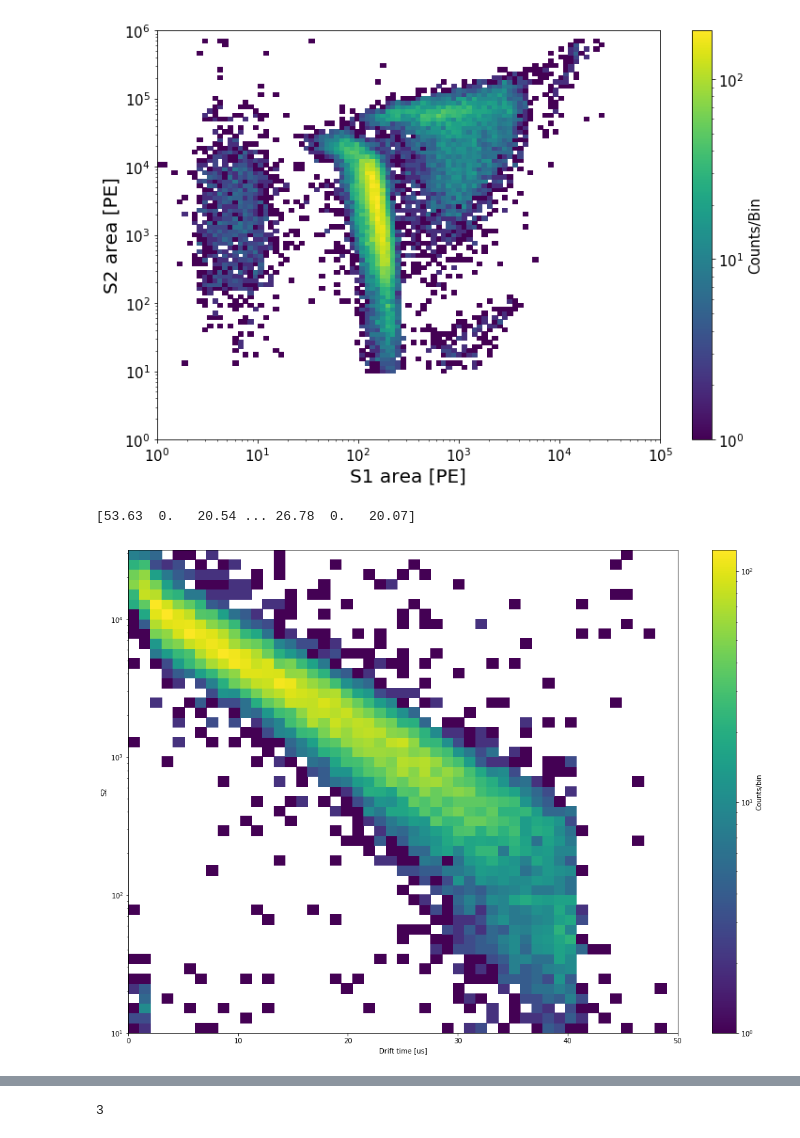
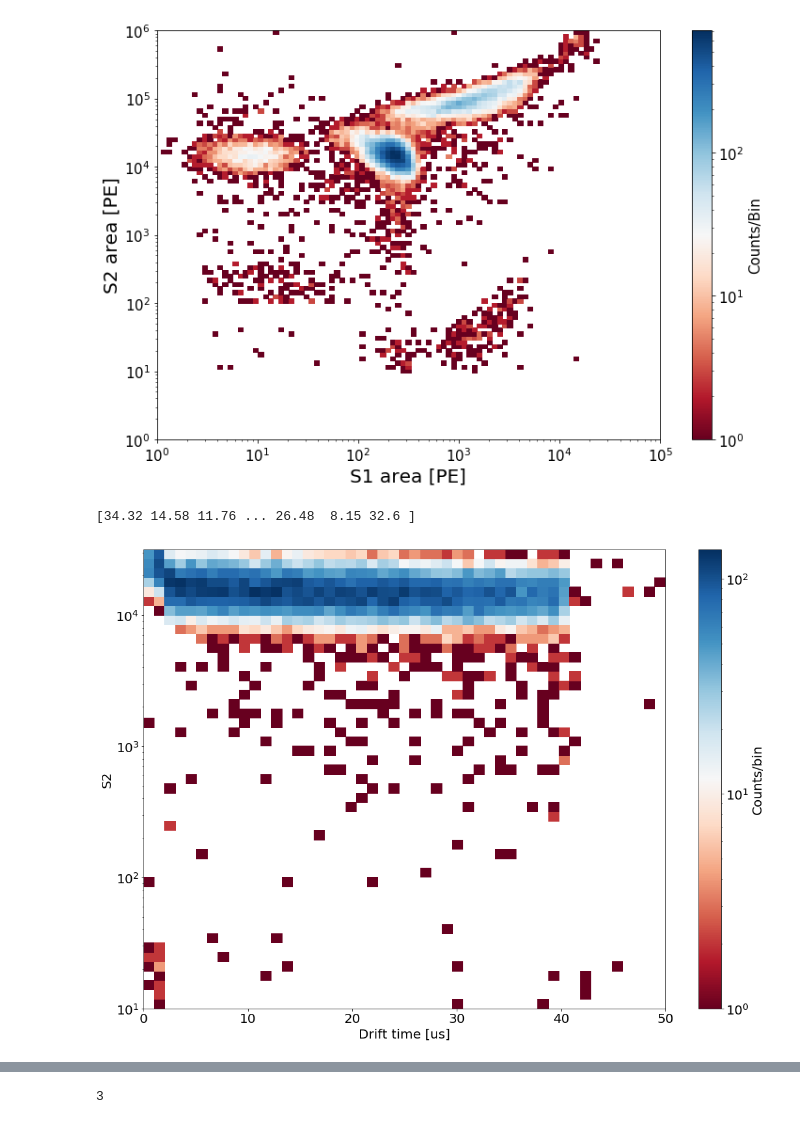
Before and after one commit to AG-Schumann/xebra_scripts, a Jupyter notebook: strax_analysis/Drift_time_analysis.ipynb, the cells around one changed output, grey strips where cells are left out. Saved outputs shown, nothing was run; the diff lists cells and outputs as text; code cells hidden in the pictures.

```diff
--- a/strax_analysis/Drift_time_analysis.ipynb
+++ b/strax_analysis/Drift_time_analysis.ipynb
@@ -12,7 +12,7 @@ import strax
 import straxbra
 # %%
 ctx = straxbra.XebraContext()
-run = '00226'
+run = '00186'
 # peaks_data_xebra = ctx.get_array(run, 'peaks')
 # ncomp = ctx.get_array(run, 'n_competing')
 event_basics = ctx.get_array(run, 'event_basics')
@@ -53,7 +39,7 @@ histo_max= 2*10**3
 
 counts, _, _ = np.histogram2d(S1_area, S2_area, bins=(bins_x, bins_y))
 
-im = ax.pcolormesh(bins_x, bins_y, counts.T, cmap='viridis', norm=mcolors.LogNorm())
+im = ax.pcolormesh(bins_x, bins_y, counts.T, cmap='RdBu', norm=mcolors.LogNorm())
 ax.set_xlabel('S1 area [PE]', fontsize = 20)
 ax.set_ylabel('S2 area [PE]', fontsize = 20)
 
@@ -66,5 +52,5 @@ cbar = plt.colorbar(im, ax=ax)
 cbar.ax.tick_params(labelsize=15)
 cbar.set_label(label ='Counts/Bin', fontsize=15)
 # %% [output]
-[figure, old version]
+[figure, new version]
 # %%
@@ -74,21 +60,21 @@ plt.show()
 # %%
-line = event_basics[(80<event_basics['s1_area']) & (event_basics['s1_area'] < 300)]
+line = event_basics[(100<event_basics['s1_area']) & (event_basics['s1_area'] < 300)]
 fig, ax = plt.subplots(figsize=(18,13))
 
 bins_x = np.linspace(0,50,50)
 bins_y = np.logspace(1,4.5,50)
 counts, xedges, yedges = np.histogram2d(line['drift_time']/1e3, line['s2_area'], bins=(bins_x, bins_y))
 print(line['drift_time']/1e3)
-im = ax.pcolormesh(bins_x, bins_y, counts.T, norm=LogNorm())
+im = ax.pcolormesh(bins_x, bins_y, counts.T, norm=LogNorm(), cmap = 'RdBu')
 plt.colorbar(im,ax=ax, label='Counts/bin')
 ax.set_yscale('log')
 
 ax.set_xlabel('Drift time [us]')
 ax.set_ylabel('S2')
 plt.show()
 # %% [output]
-[53.63  0.   20.54 ... 26.78  0.   20.07]
+[34.32 14.58 11.76 ... 26.48  8.15 32.6 ]
-[figure, old version]
+[figure, new version]
 # %%
 xcenter = ((xedges[:-1]+xedges[1:])/2)
 ycenter = ((yedges[:-1]+yedges[1:])/2)
```
Also changed, not shown: parts of 18 cells of this notebook, 1 other file.
